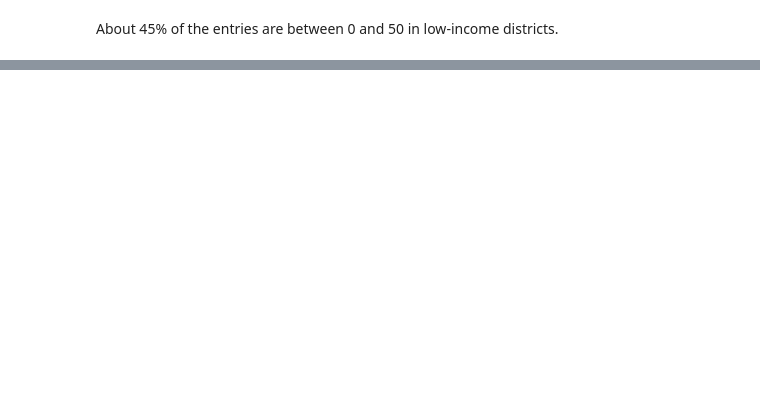
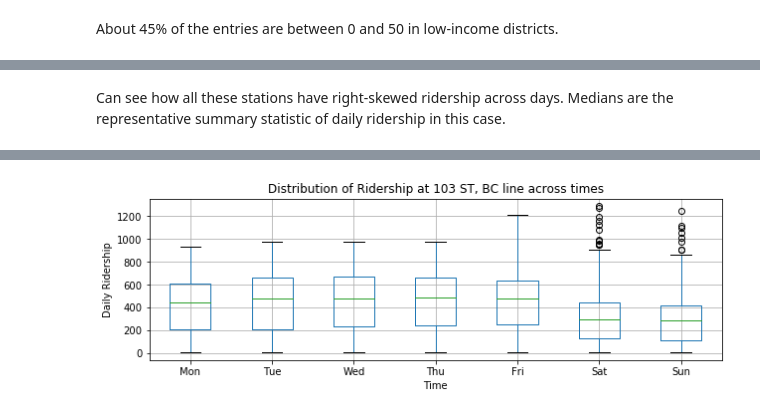
Before and after one commit to brendanlafferty/MTA-EDA, a Jupyter notebook: 01-mta-project1.ipynb, the cells around one changed output, grey strips where cells are left out. Saved outputs shown, nothing was run; the diff lists cells and outputs as text; code cells hidden in the pictures; blank space fills up the shorter version.

Commit message:
Appendix about using median and outliers

```diff
--- a/01-mta-project1.ipynb
+++ b/01-mta-project1.ipynb
@@ -340,8 +307,11 @@ plt.savefig('./figures/Proportion of ridership.svg')
+# %% [markdown]
+Can see how all these stations have right-skewed ridership across days. Medians are the representative summary statistic of daily ridership in this case.
 # %%
 # %config InlineBackend.figure_format = 'svg'
-final_df.loc[final_df.STATION_LINENAME == ('EAST BROADWAY', 'F'), ['TIME','RIDERSHIP']].boxplot(by = ['TIME'],figsize=(16,3))
+final_df.loc[(final_df.STATION_LINENAME == ('103 ST', 'BC')), ['DAY','RIDERSHIP']].boxplot(by = ['DAY'],figsize=(10,3))
 # plt.figure(figsize=(10,3))
-plt.xlabel('Time'); plt.ylabel('Ridership'); plt.title("Distribution of Ridership at EAST BROADWAY, F line across times")
+plt.xlabel('Time'); plt.ylabel('Daily Ridership'); plt.title("Distribution of Ridership at 103 ST, BC line across times")
 plt.suptitle('');
-plt.savefig('./figures/Boxplot of ridership at EAST BROADWAY, F.svg')
+plt.xticks(range(1,8), ['Mon', 'Tue', 'Wed', 'Thu', 'Fri', 'Sat', 'Sun']);
+# plt.savefig('./figures/Boxplot of ridership at EAST BROADWAY, F.png')
 # %% [output]
@@ -348,0 +318 @@ plt.savefig('./figures/Boxplot of ridership at EAST BROADWAY, F.svg')
+[figure, added]
```
Also changed, not shown: parts of 26 cells of this notebook.
